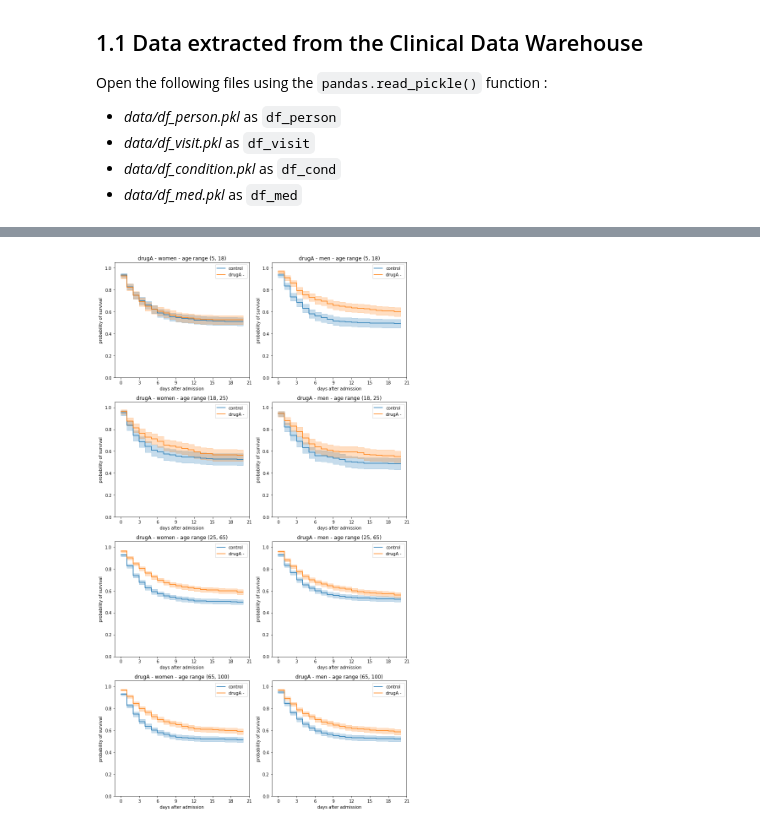
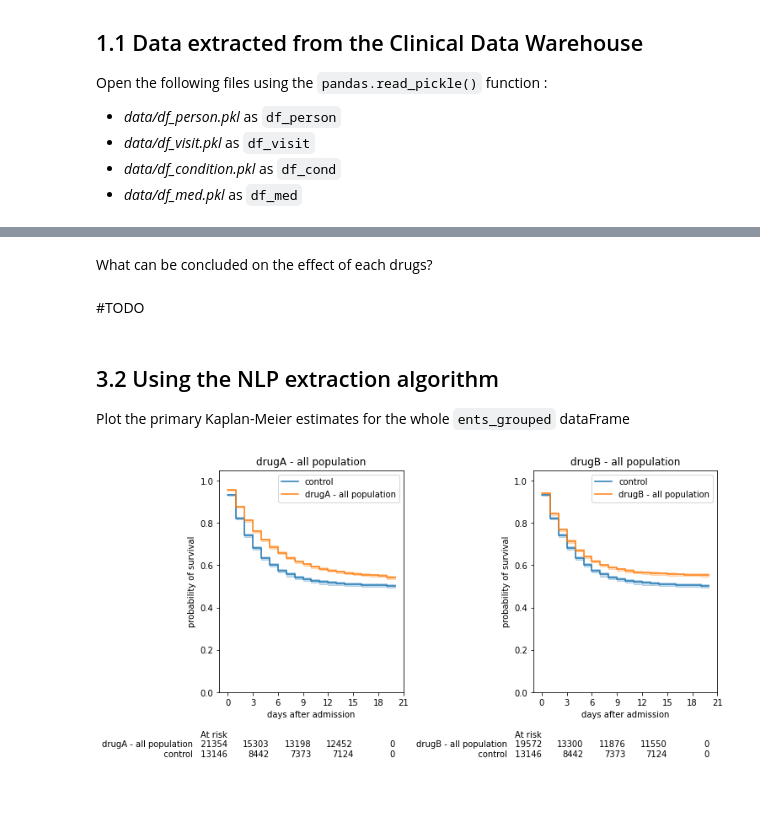
Before and after one commit to JCharline/ei_cs_2023, a Jupyter notebook: exercises/exercise3/ex3_enonce.ipynb, the cells around one changed output, grey strips where cells are left out. Cells and saved outputs as stored; diff of their text form; code cells hidden in the pictures; blank space fills up the shorter version.

```diff
--- a/exercises/exercise3/ex3_enonce.ipynb
+++ b/exercises/exercise3/ex3_enonce.ipynb
@@ -187,4 +349,12 @@ To reach our secondary objective, we now conduct the same statistical analysis o
+# %% [markdown]
+What can be concluded on the effect of each drugs?
+# %% [markdown]
+#TODO
+# %% [markdown]
+## 3.2 Using the NLP extraction algorithm
+
+Plot the  primary Kaplan-Meier estimates for the whole `ents_grouped` dataFrame
 # %%
-plot_secondary_kaplan(#TODO)
+plot_primary_kaplan(#TODO)
 # %% [output]
-[figure, old version]
+[figure, new version]
```
Also changed, not shown: parts of 70 cells of this notebook, 7 other files.
